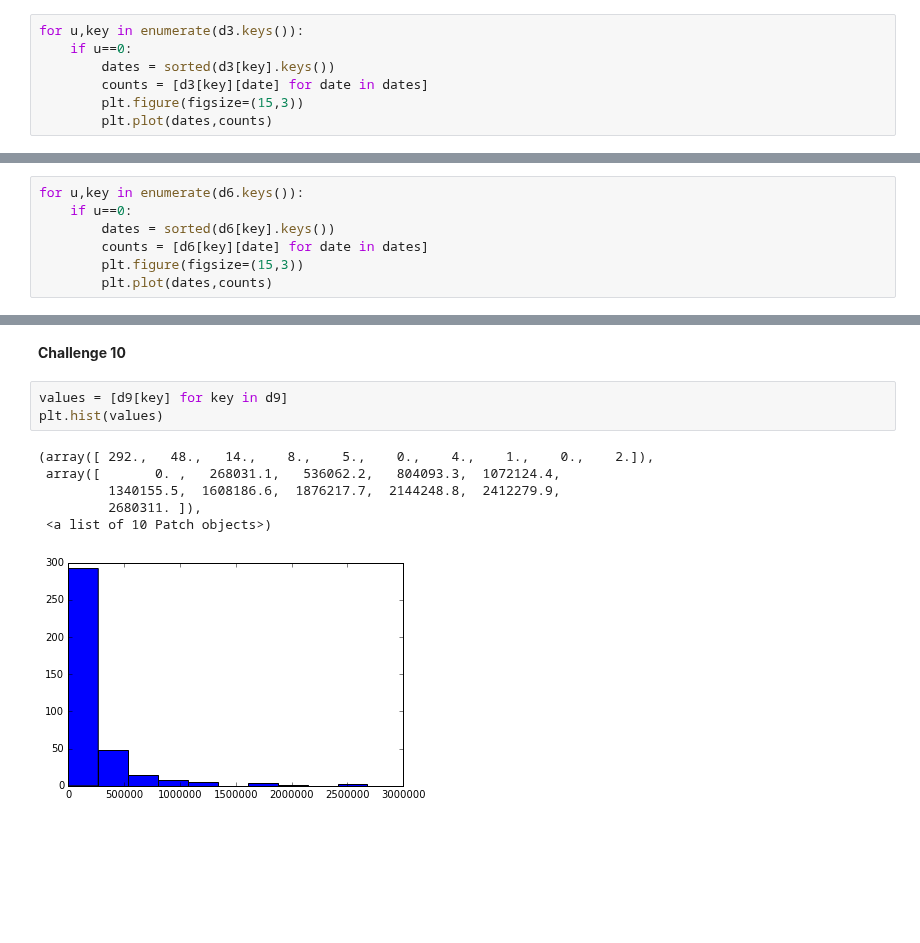
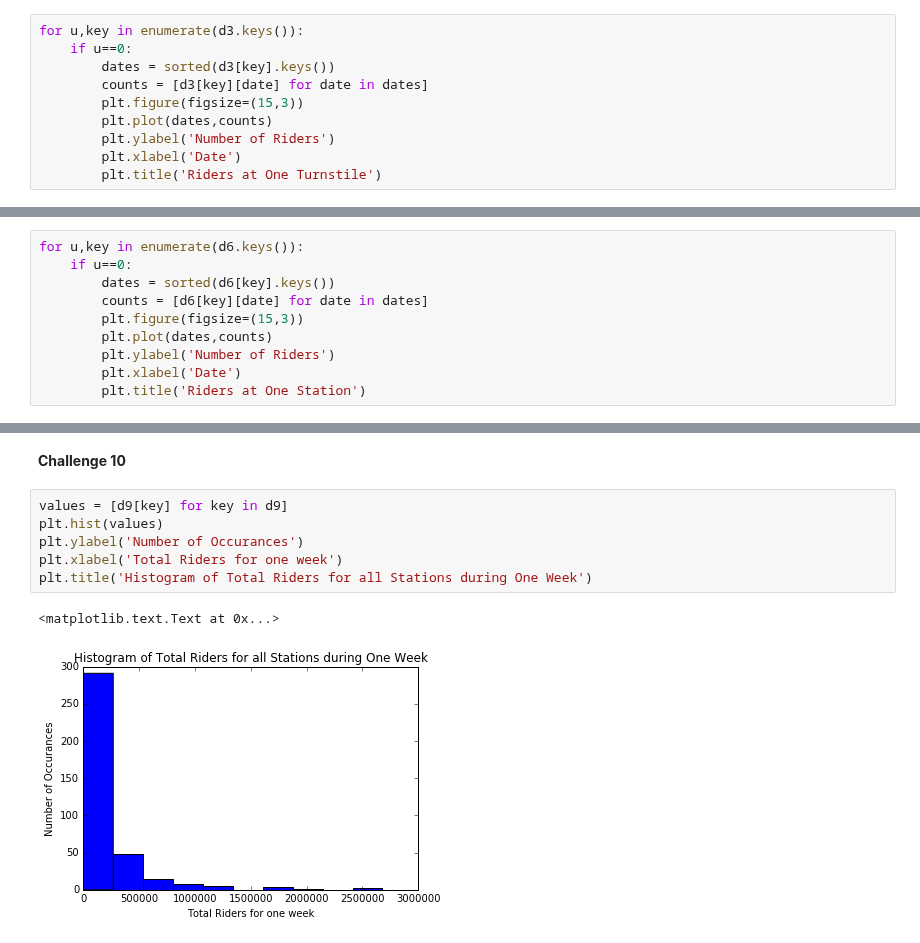
Before and after one commit to robinsones/dsp, a Jupyter notebook: challenges/submissions/adam/Benson_Challenges.ipynb, the cells around one changed output, grey strips where cells are left out. Cells and saved outputs as stored; diff of their text form; blank space fills up the shorter version.

```diff
--- a/challenges/submissions/adam/Benson_Challenges.ipynb
+++ b/challenges/submissions/adam/Benson_Challenges.ipynb
@@ -163,4 +163,7 @@ for u,key in enumerate(d3.keys()):
         counts = [d3[key][date] for date in dates]
         plt.figure(figsize=(15,3))
         plt.plot(dates,counts)
+        plt.ylabel('Number of Riders')
+        plt.xlabel('Date')
+        plt.title('Riders at One Turnstile')
 # %% [output]
@@ -226,4 +229,7 @@ for u,key in enumerate(d6.keys()):
         counts = [d6[key][date] for date in dates]
         plt.figure(figsize=(15,3))
         plt.plot(dates,counts)
+        plt.ylabel('Number of Riders')
+        plt.xlabel('Date')
+        plt.title('Riders at One Station')
 # %% [output]
@@ -270,10 +279,9 @@ FULTON ST
 # %%
 values = [d9[key] for key in d9]
 plt.hist(values)
+plt.ylabel('Number of Occurances')
+plt.xlabel('Total Riders for one week')
+plt.title('Histogram of Total Riders for all Stations during One Week')
 # %% [output]
-(array([ 292.,   48.,   14.,    8.,    5.,    0.,    4.,    1.,    0.,    2.]),
- array([       0. ,   268031.1,   536062.2,   804093.3,  1072124.4,
-         1340155.5,  1608186.6,  1876217.7,  2144248.8,  2412279.9,
-         2680311. ]),
- <a list of 10 Patch objects>)
+<matplotlib.text.Text at 0x...>
-[figure, old version]
+[figure, new version]
```
Also changed, not shown: parts of 6 cells of this notebook.
